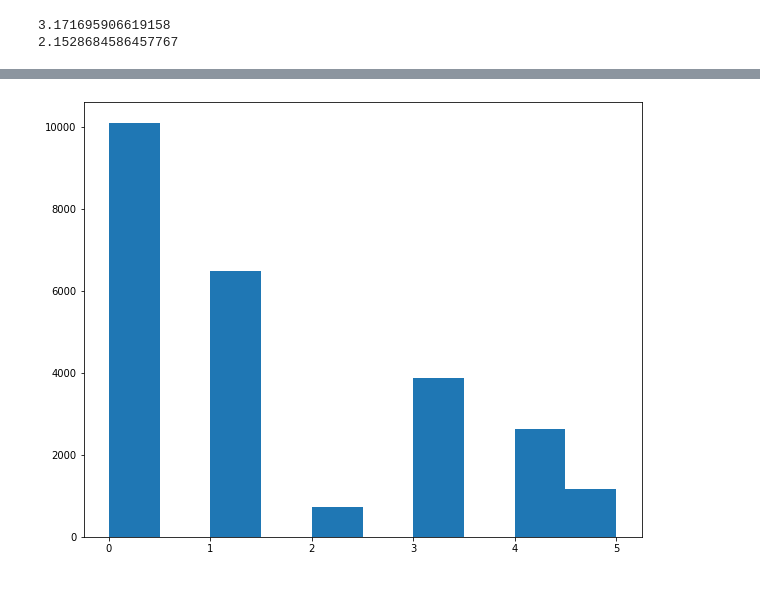
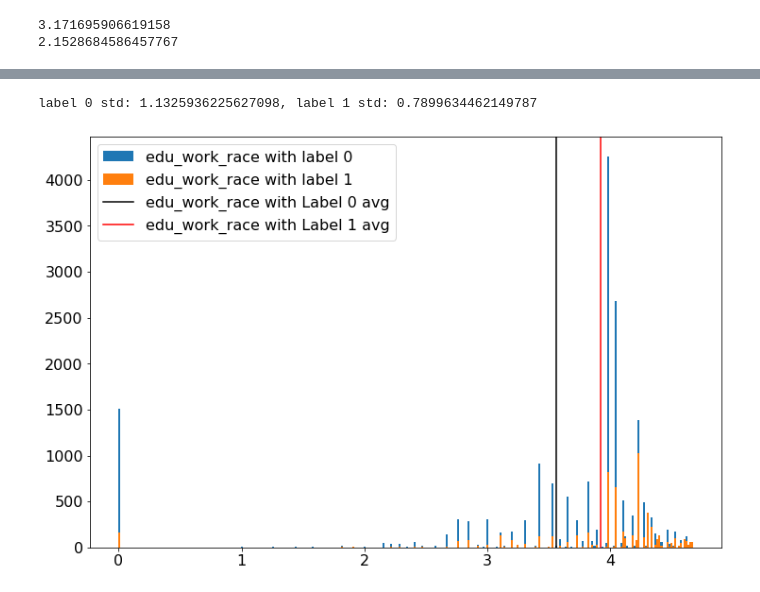
Before and after one commit to AlexStew14/MLKaggle, a Jupyter notebook: data_exploration.ipynb, the cells around one changed output, grey strips where cells are left out. Cells and saved outputs as stored; diff of their text form; code cells hidden in the pictures.

```diff
--- a/data_exploration.ipynb
+++ b/data_exploration.ipynb
@@ -157,6 +117,5 @@ plt.show()
-# %%
-plt.figure(figsize=(10,8))
-plt.hist(df['relationship'])
-plt.show()
-# %% [output]
-[figure, removed]
+# %%
+plot_feature_with_label('edu_work_race')
+# %% [output]
+label 0 std: 1.1325936225627098, label 1 std: 0.7899634462149787
+[figure, added]
```
Also changed, not shown: parts of 26 cells of this notebook, 6 other files.
